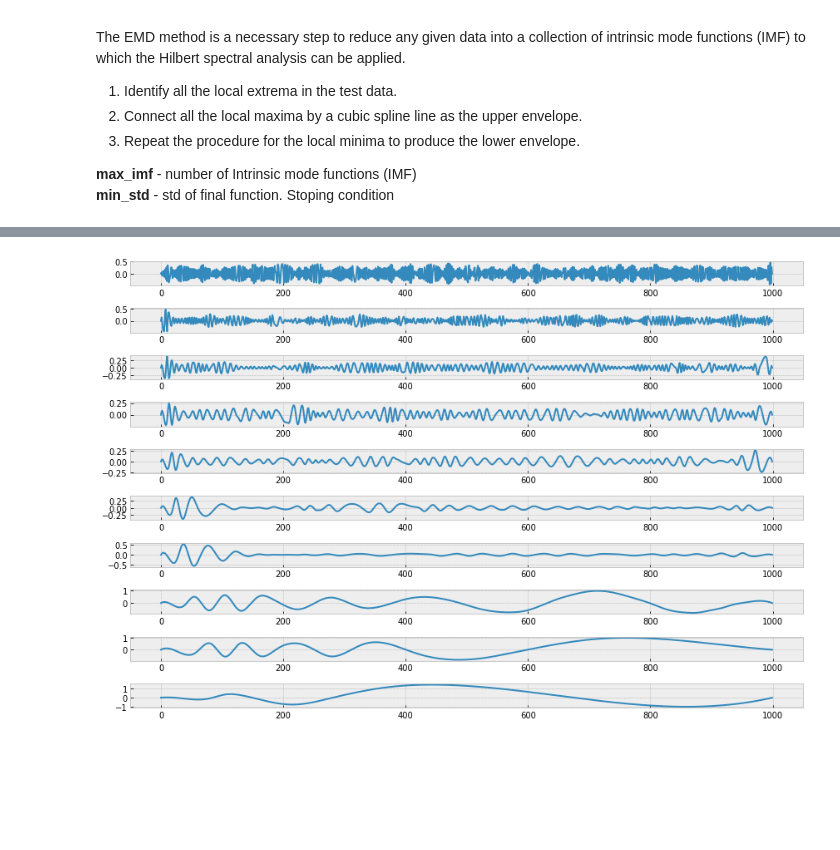
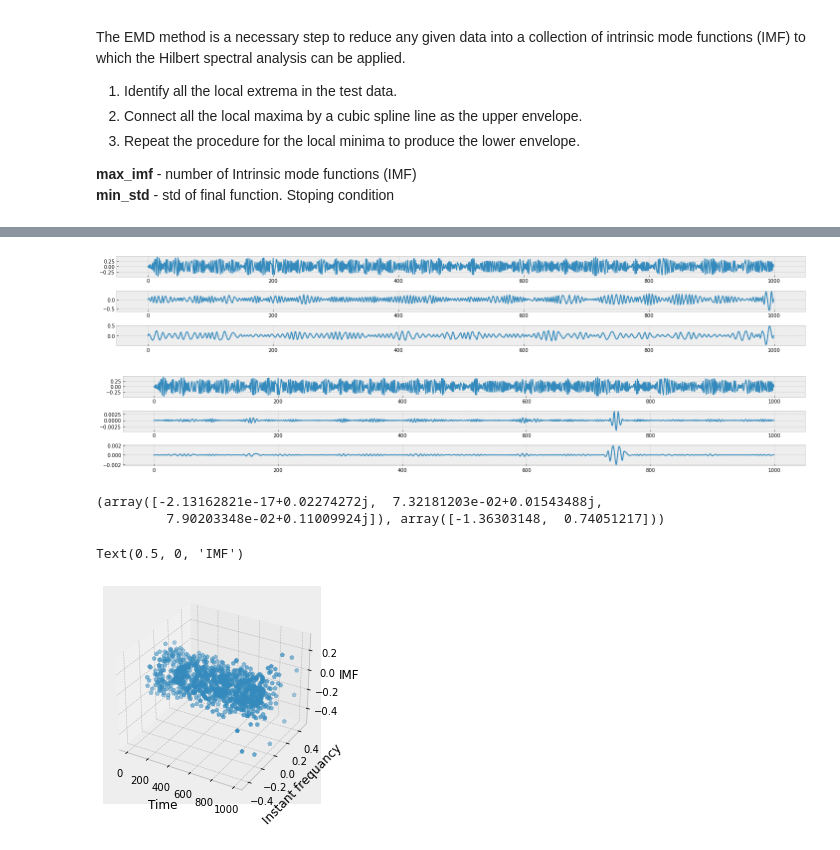
Before and after one commit to ivanvoid/HHSA, a Jupyter notebook: Holo-Hilbert-SA.ipynb, the cells around one changed output, grey strips where cells are left out. Saved outputs shown, nothing was run; the diff lists cells and outputs as text; code cells hidden in the pictures; blank space fills up the shorter version.

Commit message:
attempt 2 to figure out how AM-FM and n-IMFs is connected

```diff
--- a/Holo-Hilbert-SA.ipynb
+++ b/Holo-Hilbert-SA.ipynb
@@ -94,39 +53,6 @@ def max_min_envelopes(signal):
-# %%
-def get_imfs(signal, max_imf = 10, min_std = 0.1):
-    IMFs = []
-
-    local_signal = signal.copy()
-
-    for n in range(max_imf):
-        print('\tN',n)
-        imf = local_signal
-        std = 1
-
-        while std > min_std:
-            maxenv, minenv = max_min_envelopes(imf)
-
-            # If can't find min/max points, exit
-            if (type(maxenv) == int or type(minenv) == int):
-                print('can\'t find min/max points')
-                break
-
-            # Mean of max and min enveloppes
-            meanenv = (maxenv + minenv) / 2
-
-            # Copy of the previous value of h before modifying it
-            prev_imf = imf.copy()
-
-            imf = imf - meanenv
-
-            # Calculate standard deviation
-            std = sum(((prev_imf - imf)**2) / (prev_imf**2 + 1e-9))
-
-        IMFs += [imf]
-        local_signal -= imf
-    return IMFs
 # %%
-def plot_imfs(imfs):
-    fig, ax = plt.subplots(len(imfs), 1, figsize=(12,8))
+def plot_imfs(imfs, w=20, h=10):
+    fig, ax = plt.subplots(len(imfs), 1, figsize=(w,h))
     for i in range(len(imfs)):
         ax[i].plot(imfs[i])
     fig.tight_layout()
@@ -146,6 +59,7 @@ imfs = get_imfs(signal_add_noise)
+# %%
+# First IMFs
+imfs = get_imfs(signal_add_noise, n_imf=3)
 # %%
-plot_imfs(imfs)
+plot_imfs(imfs, 20,3)
 # %% [output]
-[figure, old version]
+[figure, new version]
-# %% [markdown]
-#
@@ -151,0 +71,9 @@ plot_imfs(imfs)
+# %%
+plot_imfs(sec_imfs[0], 20,3)
+# %% [output]
+[figure, added]
+# %%
+h[:3], np.diff(np.unwrap(np.angle(h[:3])))
+# %% [output]
+(array([-2.13162821e-17+0.02274272j,  7.32181203e-02+0.01543488j,
+         7.90203348e-02+0.11009924j]), array([-1.36303148,  0.74051217]))
@@ -151,0 +90,20 @@ plot_imfs(imfs)
+# %%
+import matplotlib.pyplot as plt
+from mpl_toolkits.mplot3d import Axes3D
+
+i = 1
+
+fig = plt.figure()
+ax = fig.add_subplot(111, projection='3d')
+
+ax.scatter(np.arange(0,n_time),
+           hts[i].real,
+           hts[i].imag,
+           marker='p')
+
+ax.set_xlabel('Time')
+ax.set_ylabel('Instant frequancy')
+ax.set_zlabel('IMF')
+# %% [output]
+Text(0.5, 0, 'IMF')
+[figure, added]
```
Also changed, not shown: parts of 29 cells of this notebook, 3 other files.
